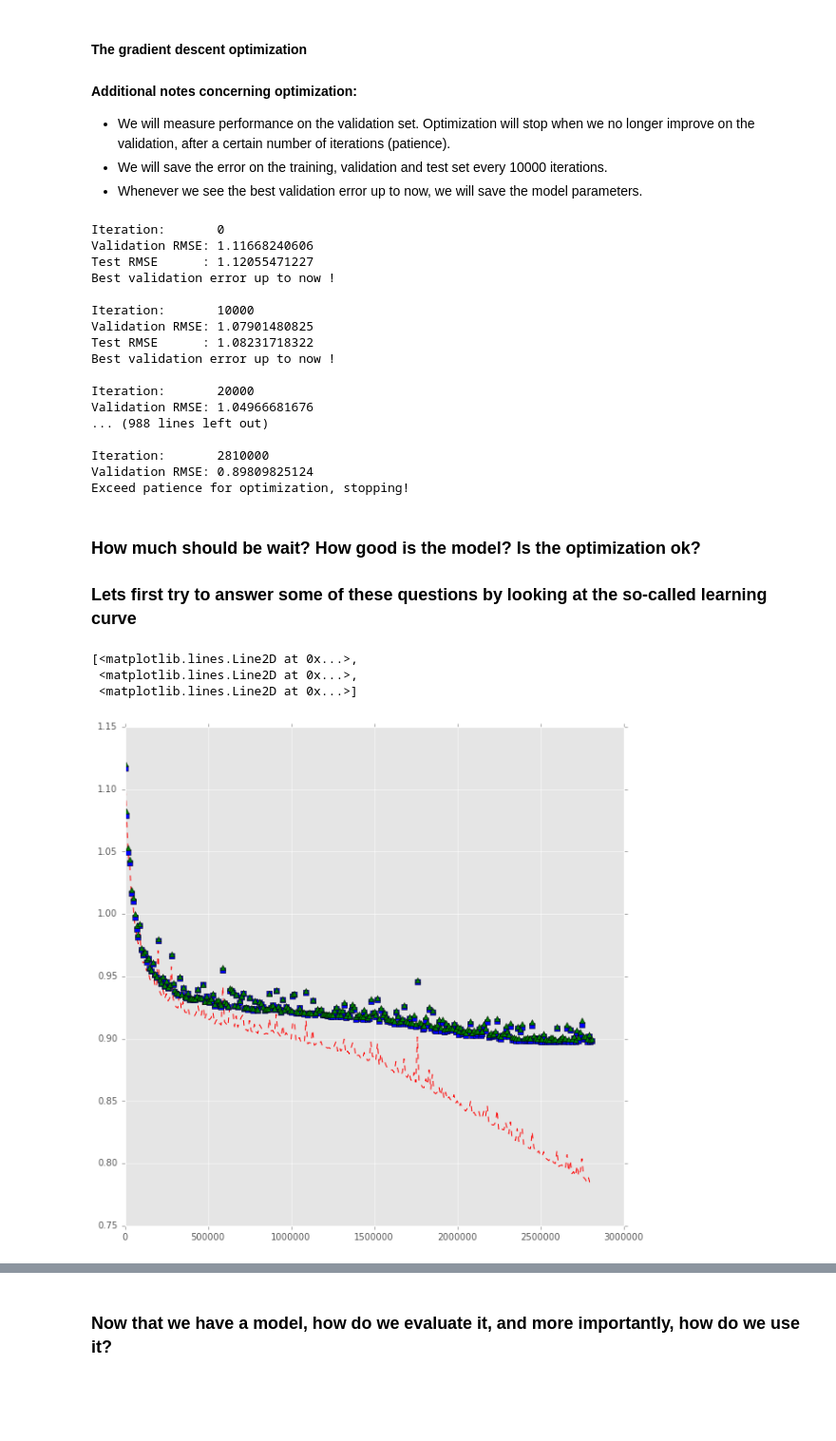
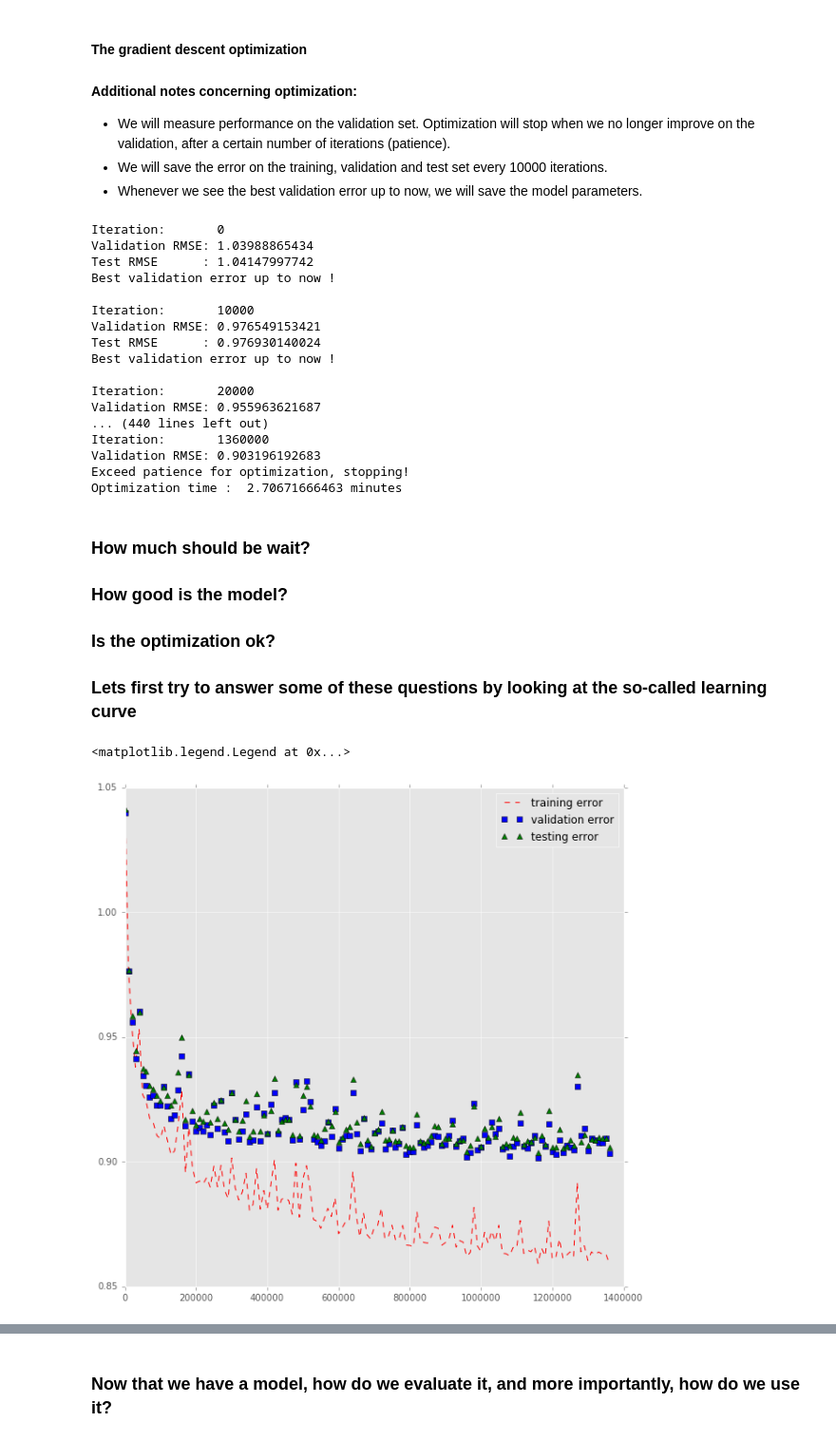
Before and after one commit to 23333333333/optsumcf, a Jupyter notebook: Collaborative Filtering.ipynb, the cells around one changed output, grey strips where cells are left out. Shown: that part at 95% size. Saved outputs shown, nothing was run; the diff lists cells and outputs as text; code cells hidden in the pictures; blank space fills up the shorter version.

Commit message:
images & notebook update

```diff
--- a/Collaborative Filtering.ipynb
+++ b/Collaborative Filtering.ipynb
@@ -182,0 +151,16 @@ class Model(object):
+# %%
+import numpy as np
+import pandas as pd
+import matplotlib.pyplot as plt
+import time
+import warnings
+warnings.filterwarnings('ignore')
+np.random.seed(1)
+%matplotlib inline
+plt.style.use('ggplot')
+# data = pd.read_csv('ml-20m/ratings_smaller.csv', index_col=0)
+# movies = pd.read_csv('ml-20m/movies_smaller.csv')
+
+data = pd.read_csv('ml-latest-small/ratings.csv')
+movies = pd.read_csv('ml-latest-small/movies.csv')
+movies = movies.set_index('movieId')[['title', 'genres']]
@@ -182,0 +418,11 @@ class Model(object):
+# %%
+ratings = data[['userId', 'movieId', 'rating']].values
+
+# Shuffle training examples for fair testing and evaluation
+np.random.shuffle(ratings)
+
+n_users, n_items, _ = ratings.max(axis=0) + 1
+
+n = len(ratings)
+split_ratios = [0, 0.7, 0.85, 1]
+train_ratings, valid_ratings, test_ratings = [ratings[int(n*lo):int(n*up)] for (lo, up) in zip(split_ratios[:-1], split_ratios[1:])]
@@ -206,7 +535,7 @@ def get_testset_rmse():
 # %% [markdown]
 #### Initialization of the model and optimization
 # %%
-model = Model(latent_factors_size=50)
+model = Model(latent_factors_size=100)
 model.b = train_ratings[:,2].mean()
 
 sgd_iteration_count = 0
@@ -228,6 +557,8 @@ best_parameters = None
   <li>Whenever we see the best validation error up to now, we will save the model parameters.</li>
 </ul>
 # %%
+start_time = time.time()
+
 while True:
     try:
         if sgd_iteration_count%update_frequency == 0:
@@ -265,25 +596,30 @@ while True:
         break
 
 model.load_parameters(best_parameters)
+stop_time = time.time()
+
+print 'Optimization time : ', (stop_time - start_time)/60., 'minutes'
 # %% [output]
 Iteration:       0
-Validation RMSE: 1.11668240606
-Test RMSE      : 1.12055471227
+Validation RMSE: 1.03988865434
+Test RMSE      : 1.04147997742
 Best validation error up to now !
 
 Iteration:       10000
-Validation RMSE: 1.07901480825
-Test RMSE      : 1.08231718322
+Validation RMSE: 0.976549153421
+Test RMSE      : 0.976930140024
 Best validation error up to now !
 
 Iteration:       20000
-Validation RMSE: 1.04966681676
-... (988 lines left out)
-
-Iteration:       2810000
-Validation RMSE: 0.89809825124
+Validation RMSE: 0.955963621687
+... (440 lines left out)
+Iteration:       1360000
+Validation RMSE: 0.903196192683
 Exceed patience for optimization, stopping!
+Optimization time :  2.70671666463 minutes
 # %% [markdown]
-### How much should be wait? How good is the model? Is the optimization ok?
+### How much should be wait?
+### How good is the model?
+### Is the optimization ok?
 
 ### Lets first try to answer some of these questions by looking at the so-called learning curve
@@ -294,10 +626,9 @@ plt.style.use('ggplot')
 # %%
 x = update_frequency * np.arange(len(train_errors))
 fig = plt.figure(num=None, figsize=(10, 10), dpi=500)
 plt.plot(x, train_errors, 'r--', x, valid_errors, 'bs', x, test_errors, 'g^')
+plt.legend(['training error', 'validation error', 'testing error'])
 # %% [output]
-[<matplotlib.lines.Line2D at 0x...>,
- <matplotlib.lines.Line2D at 0x...>,
- <matplotlib.lines.Line2D at 0x...>]
+<matplotlib.legend.Legend at 0x...>
-[figure, old version]
+[figure, new version]
 # %% [markdown]
```
Also changed, not shown: parts of 101 cells of this notebook, 4 other files.
